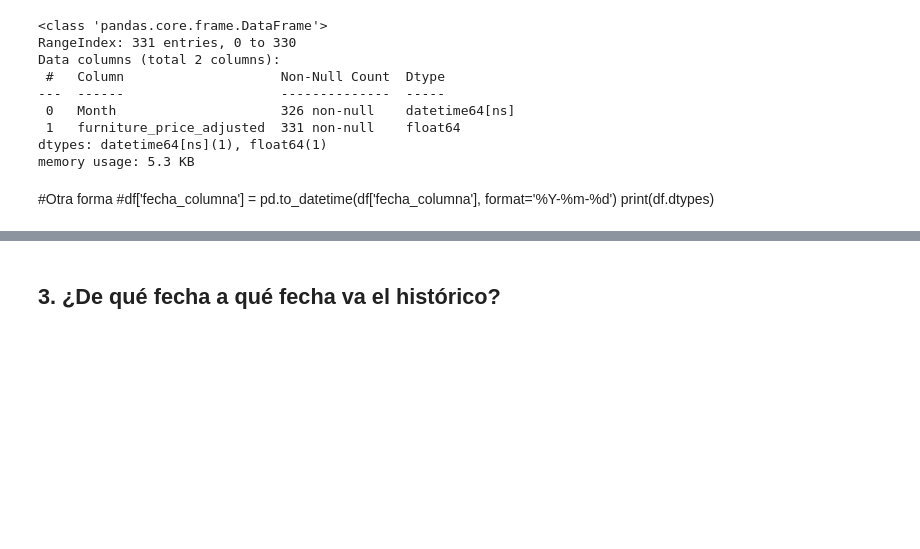
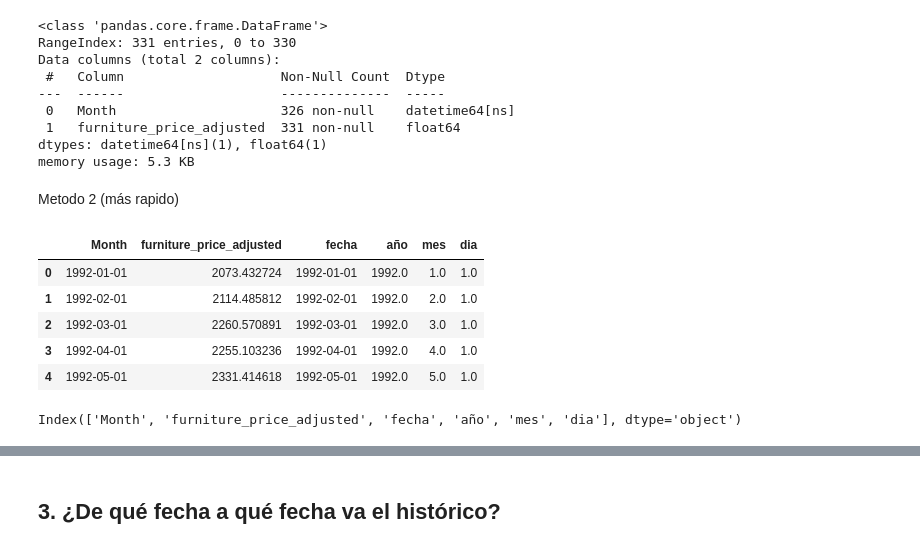
Before and after one commit to Martinaxa/Machine_Learning, a Jupyter notebook: 3-Time_Series/ejercicios/1_ejercicio time series analysis.ipynb, the cells around one changed output, grey strips where cells are left out. Drawn from its saved outputs; the diff is of its cells as text; code cells hidden in the pictures; blank space fills up the shorter version.

```diff
--- a/3-Time_Series/ejercicios/1_ejercicio time series analysis.ipynb
+++ b/3-Time_Series/ejercicios/1_ejercicio time series analysis.ipynb
@@ -48,7 +78,28 @@ Data columns (total 2 columns):
  1   furniture_price_adjusted  331 non-null    float64
 dtypes: datetime64[ns](1), float64(1)
 memory usage: 5.3 KB
-# %% [markdown]
-#Otra forma
-#df['fecha_columna'] = pd.to_datetime(df['fecha_columna'], format='%Y-%m-%d')
-print(df.dtypes)
+# %% [markdown]
+Metodo 2 (más rapido)
+# %%
+df1 = pd.read_csv(r'C:\Users\mareg\OneDrive\Documentos\TheBridge_Enero\Machine_Learning\3-Time_Series\ejercicios\data\df_furniture.csv')
+
+# Tratar la columna de fecha como texto
+df1['fecha'] = pd.to_datetime(df1['Month'], format='%Y-%m-%d')
+
+# Crear columnas para el año, mes y día
+df1['año'] = df1['fecha'].dt.year
+df1['mes'] = df1['fecha'].dt.month
+df1['dia'] = df1['fecha'].dt.day
+# %%
+df1.head()
+# %% [output]
+|  | Month | furniture_price_adjusted | fecha | año | mes | dia |
+| 0 | 1992-01-01 | 2073.432724 | 1992-01-01 | 1992.0 | 1.0 | 1.0 |
+| 1 | 1992-02-01 | 2114.485812 | 1992-02-01 | 1992.0 | 2.0 | 1.0 |
+| 2 | 1992-03-01 | 2260.570891 | 1992-03-01 | 1992.0 | 3.0 | 1.0 |
+| 3 | 1992-04-01 | 2255.103236 | 1992-04-01 | 1992.0 | 4.0 | 1.0 |
+| 4 | 1992-05-01 | 2331.414618 | 1992-05-01 | 1992.0 | 5.0 | 1.0 |
+# %%
+df1.columns
+# %% [output]
+Index(['Month', 'furniture_price_adjusted', 'fecha', 'año', 'mes', 'dia'], dtype='object')
```
Also changed, not shown: parts of 34 cells of this notebook, 1 other file.
